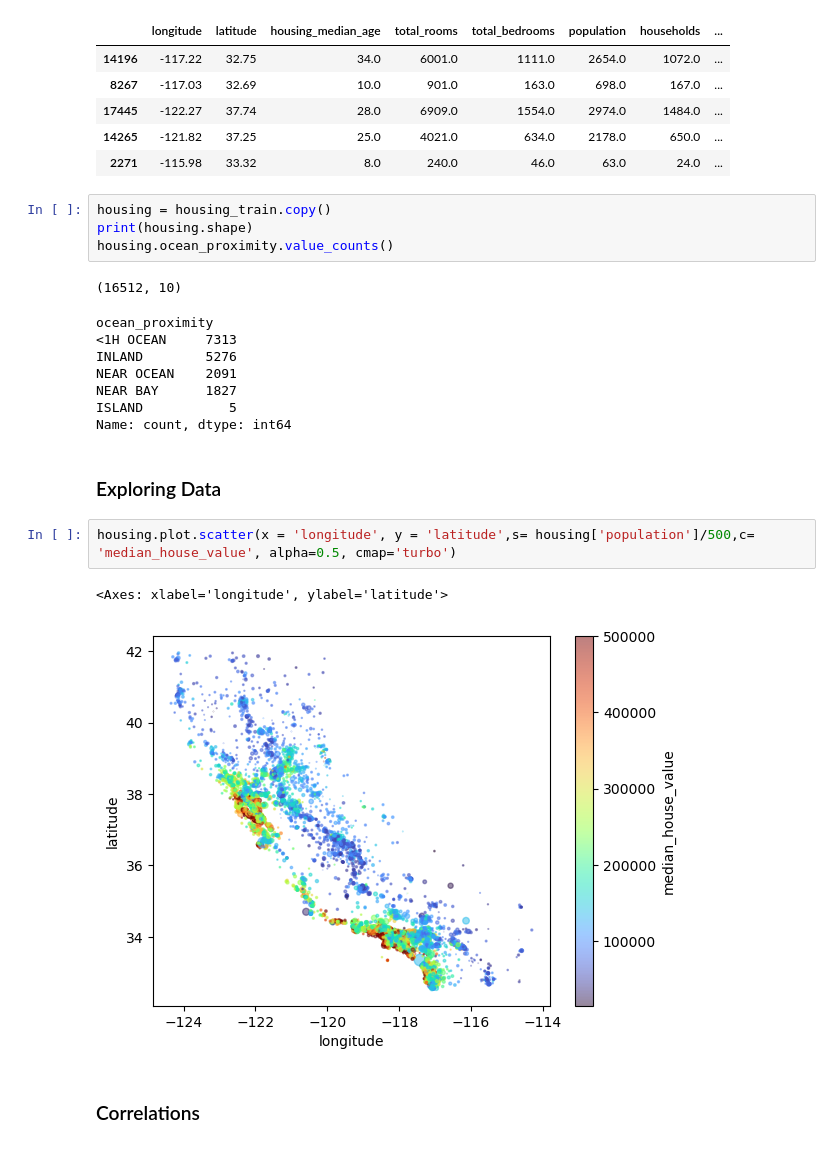
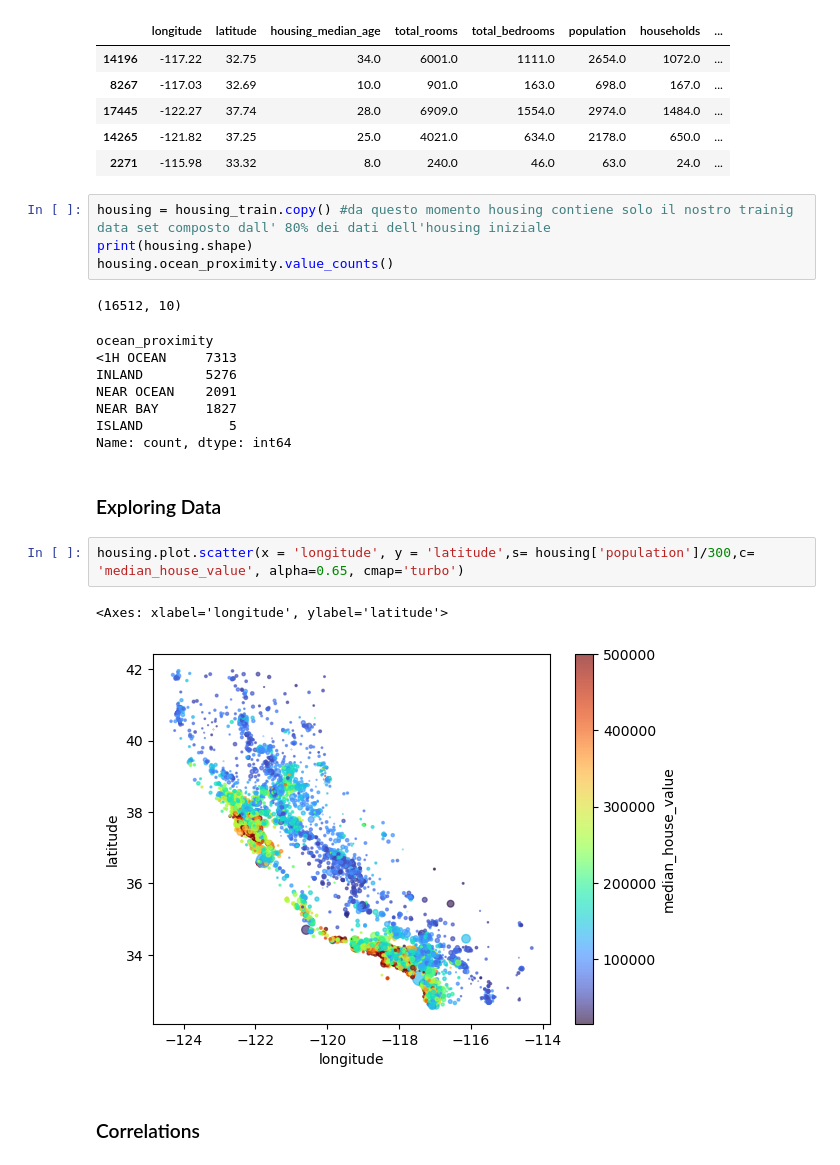
Before and after one commit to Svved/ITS_FirstProject, a Jupyter notebook: Esercizi/CaliforniaHousing.ipynb, the cells around one changed output. Saved outputs shown, nothing was run; the diff lists cells and outputs as text.

```diff
--- a/Esercizi/CaliforniaHousing.ipynb
+++ b/Esercizi/CaliforniaHousing.ipynb
@@ -201,7 +201,7 @@ housing_train.head()
 | 14265 | -121.82 | 37.25 | 25.0 | 4021.0 | 634.0 | 2178.0 | 650.0 | ... |
 | 2271 | -115.98 | 33.32 | 8.0 | 240.0 | 46.0 | 63.0 | 24.0 | ... |
 # %%
-housing = housing_train.copy()
+housing = housing_train.copy() #da questo momento housing contiene solo il nostro trainig data set composto dall' 80% dei dati dell'housing iniziale
 print(housing.shape)
 housing.ocean_proximity.value_counts()
 # %% [output]
@@ -216,10 +216,10 @@ Name: count, dtype: int64
 # %% [markdown]
 ### Exploring Data
 # %%
-housing.plot.scatter(x = 'longitude', y = 'latitude',s= housing['population']/500,c= 'median_house_value', alpha=0.5, cmap='turbo')
+housing.plot.scatter(x = 'longitude', y = 'latitude',s= housing['population']/300,c= 'median_house_value', alpha=0.65, cmap='turbo')
 # %% [output]
 <Axes: xlabel='longitude', ylabel='latitude'>
-[figure, old version]
+[figure, new version]
 # %% [markdown]
 ### Correlations
 # %%
```
Also changed, not shown: parts of 19 cells of this notebook.
